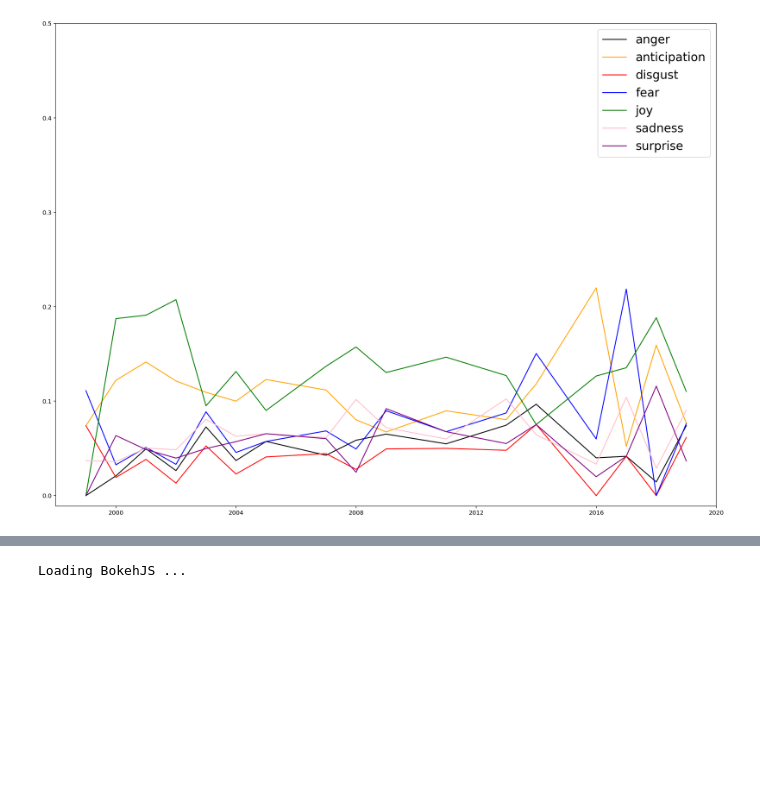
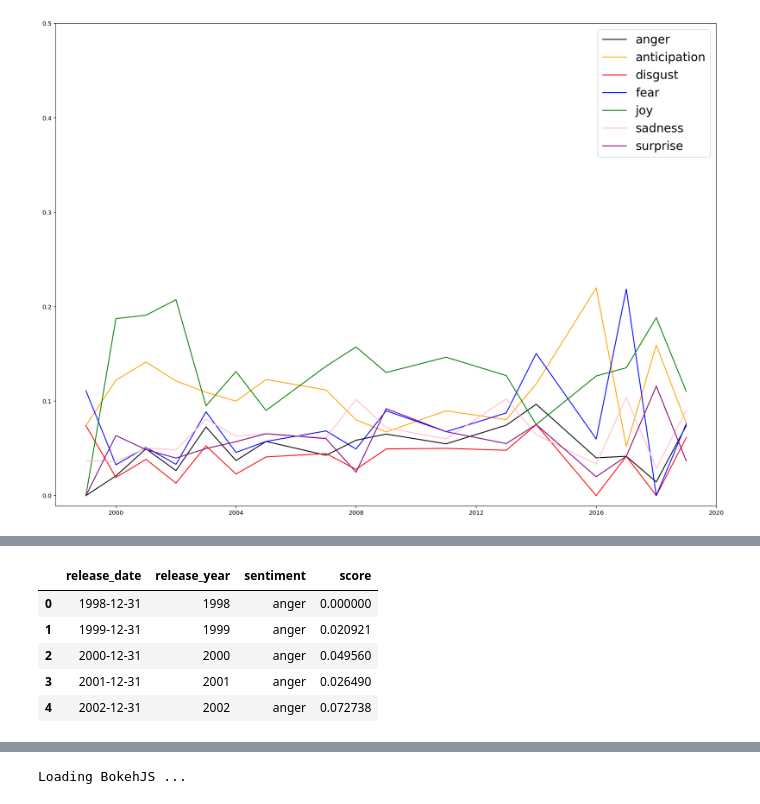
Before and after one commit to dunyaoguz/lyrics_decomposed, a Jupyter notebook: example.ipynb, the cells around one changed output, grey strips where cells are left out. Saved outputs shown, nothing was run; the diff lists cells and outputs as text; code cells hidden in the pictures; blank space fills up the shorter version.

```diff
--- a/example.ipynb
+++ b/example.ipynb
@@ -249,0 +309,12 @@ df_normalized['release_year'] = df_normalized['release_date'].dt.year
+# %%
+#df_normalized = df_normalized.drop('sum', axis=1)
+melted_df = pd.melt(df_normalized, id_vars=['release_date', 'release_year'])
+melted_df = melted_df.rename(columns={'variable': 'sentiment', 'value': 'score'})
+melted_df.head()
+# %% [output]
+|  | release_date | release_year | sentiment | score |
+| 0 | 1998-12-31 | 1998 | anger | 0.000000 |
+| 1 | 1999-12-31 | 1999 | anger | 0.020921 |
+| 2 | 2000-12-31 | 2000 | anger | 0.049560 |
+| 3 | 2001-12-31 | 2001 | anger | 0.026490 |
+| 4 | 2002-12-31 | 2002 | anger | 0.072738 |
```
Also changed, not shown: parts of 29 cells of this notebook, 5 other files.
